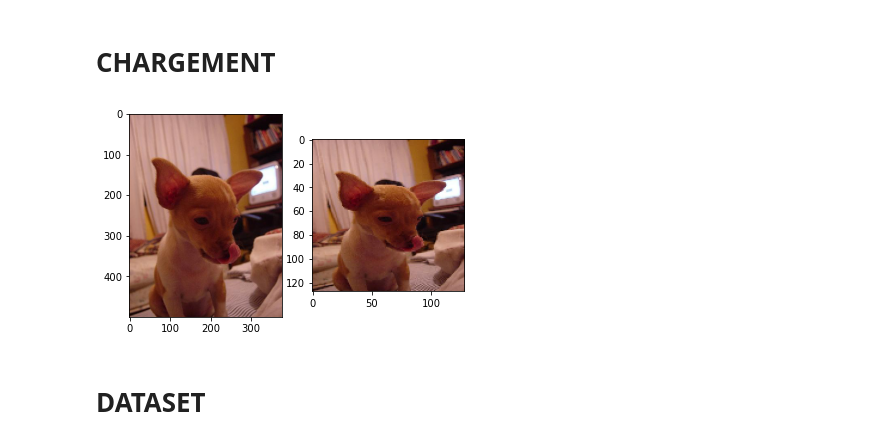
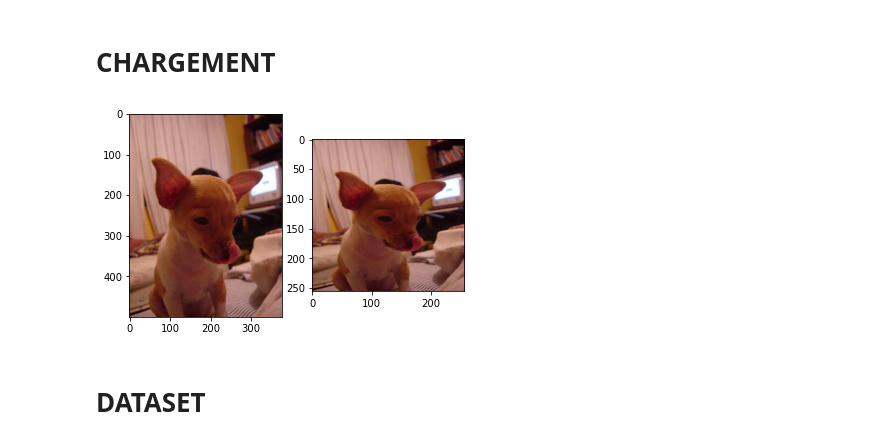
Before and after one commit to 8huit/reconnaissance-automatique-de-races-de-chien, a Jupyter notebook: P07_01_Realisez_des_indexations_automatiques_d_images.ipynb, the cells around one changed output. Drawn from its saved outputs; the diff is of its cells as text; code cells hidden in the pictures.

```diff
--- a/P07_01_Realisez_des_indexations_automatiques_d_images.ipynb
+++ b/P07_01_Realisez_des_indexations_automatiques_d_images.ipynb
@@ -136,24 +205,24 @@ def create_model_3(img_h=128, img_w=128): # Creation du modele
 # %%
 # DEBUG - comparaison entre l'original et l'image retaillée
 
 imgs=[]
 
 for img in glob.glob("/Users/hui-guan/Documents/Projet/Reskill/Projet7/Dataset/Images/n02085620-Chihuahua/*.jpg"):
     #print(img)
     i=cv2.imread(img,cv2.IMREAD_COLOR)
     imgs.append(i)
 
 original=imgs[35][:,:,::-1] #opencv defaults read color into BGR -> convert to RGB
-resized=cv2.resize(original, (128, 128),interpolation = cv2.INTER_NEAREST)
+resized=cv2.resize(original, (256, 256),interpolation = cv2.INTER_NEAREST)
 plt.subplot(1, 2, 1)
 plt.imshow(original)
 
 plt.subplot(1, 2, 2)
 plt.imshow(resized)
 
 plt.show()
 # %% [output]
-[figure, old version]
+[figure, new version]
 # %%
 # liste des fichiers
 #filelist=glob.glob('/Users/hui-guan/Documents/Projet/Reskill/Projet7/Dataset/Images/n02085620-Chihuahua/*.jpg')
```
Also changed, not shown: parts of 75 cells of this notebook.
